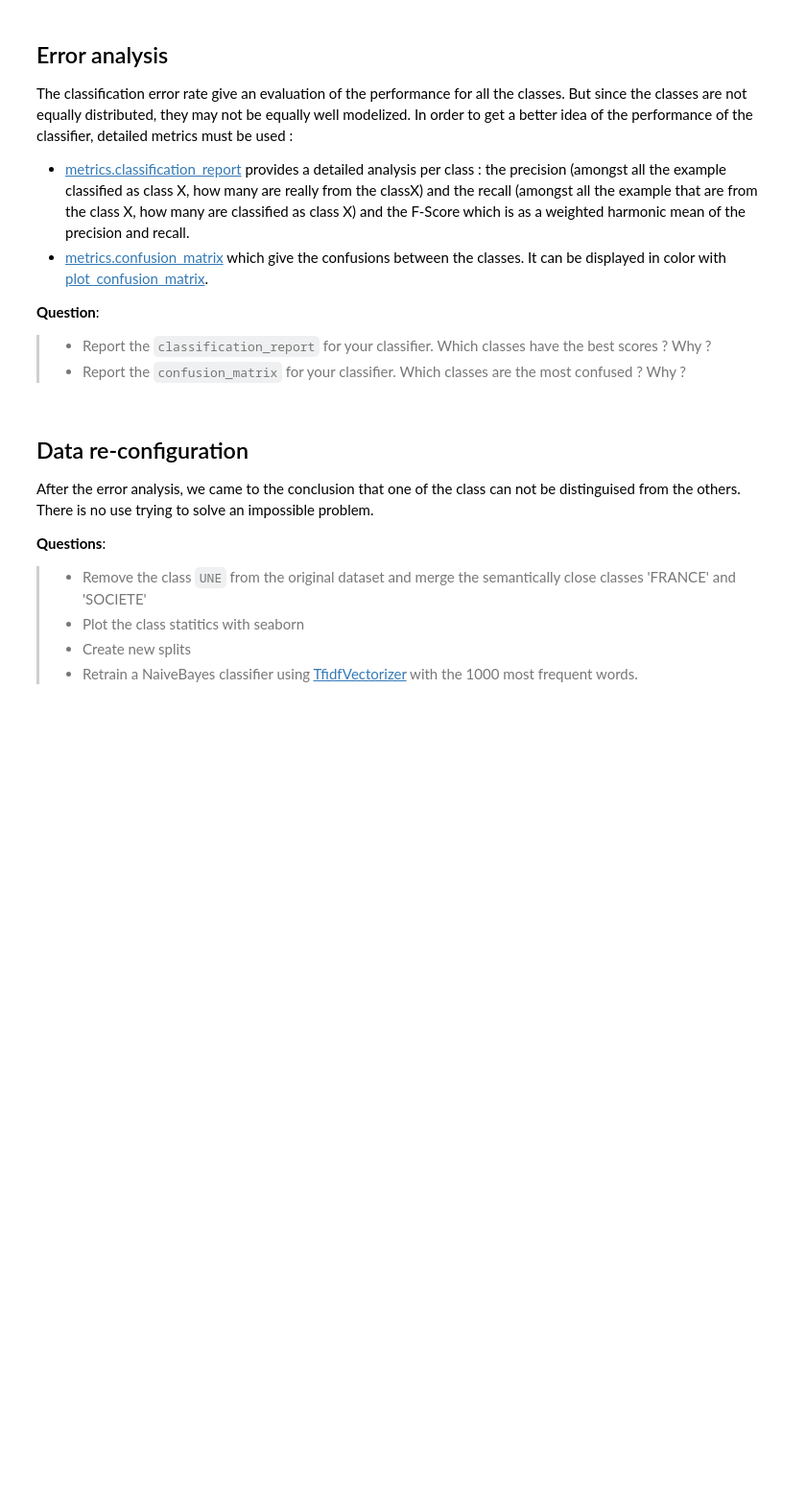
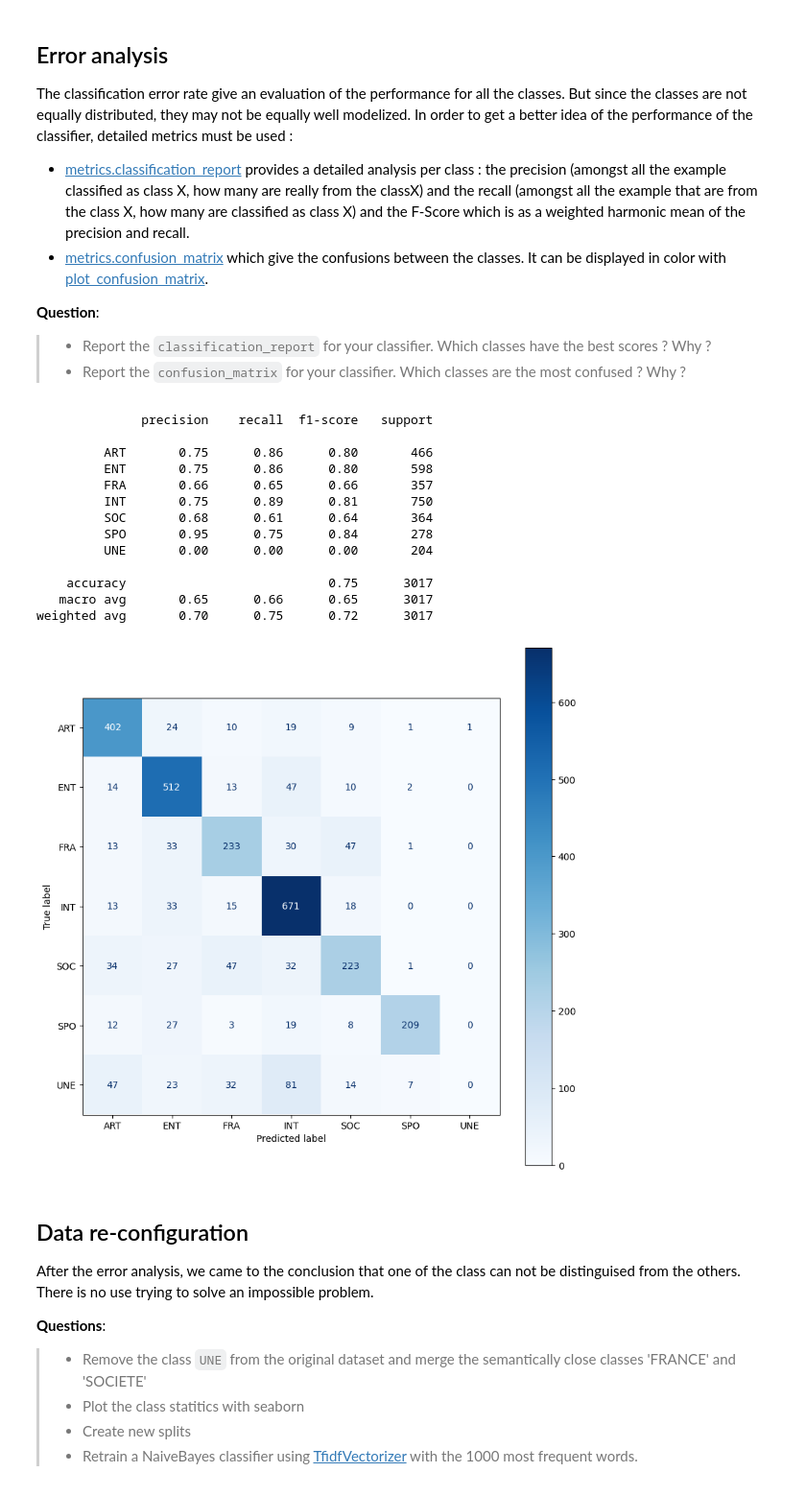
Before and after one commit to gabrielorsatti/nlp-lab-text-classification, a Jupyter notebook: TextClassification_LeMonde.ipynb, the cells around one changed output. Shown at 96% size. Cells and saved outputs as stored; diff of their text form; code cells hidden in the pictures; blank space fills up the shorter version.

```diff
--- a/TextClassification_LeMonde.ipynb
+++ b/TextClassification_LeMonde.ipynb
@@ -101,0 +141,10 @@ from sklearn.naive_bayes import MultinomialNB
+# %%
+from sklearn.naive_bayes import MultinomialNB
+
+# Create and train the MultinomialNB
+nb_classifier = MultinomialNB()
+nb_classifier.fit(X_train_counts, y_train)
+
+# Evaluate
+print(f"Accuracy Train: {nb_classifier.score(X_train_counts, y_train):.4f}")
+print(f"Accuracy Dev: {nb_classifier.score(X_dev_counts, y_dev):.4f}")
@@ -119,0 +169,14 @@ from sklearn.feature_extraction.text import TfidfTransformer
+# %%
+from sklearn.feature_extraction.text import TfidfTransformer
+
+# Application de TF-IDF
+tfidf_transformer = TfidfTransformer()
+X_train_tfidf = tfidf_transformer.fit_transform(X_train_counts)
+X_dev_tfidf = tfidf_transformer.transform(X_dev_counts)
+X_test_tfidf = tfidf_transformer.transform(X_test_counts)
+
+# Ré-entraînement
+nb_tfidf = MultinomialNB()
+nb_tfidf.fit(X_train_tfidf, y_train)
+
+print(f"Accuracy Dev (TF-IDF): {nb_tfidf.score(X_dev_tfidf, y_dev):.4f}")
@@ -136,3 +197,31 @@ from sklearn.metrics import classification_report, ConfusionMatrixDisplay
+# %%
+from sklearn.metrics import classification_report, ConfusionMatrixDisplay
+
+# Prédictions
+y_pred = nb_tfidf.predict(X_test_tfidf)
+
+# Rapport de classification
+print(classification_report(y_test, y_pred))
+
+# Matrice de confusion
+fig, ax = plt.subplots(figsize=(10, 10))
+ConfusionMatrixDisplay.from_estimator(nb_tfidf, X_test_tfidf, y_test, ax=ax, cmap='Blues')
+plt.show()
+# %% [output]
+              precision    recall  f1-score   support
+
+         ART       0.75      0.86      0.80       466
+         ENT       0.75      0.86      0.80       598
+         FRA       0.66      0.65      0.66       357
+         INT       0.75      0.89      0.81       750
+         SOC       0.68      0.61      0.64       364
+         SPO       0.95      0.75      0.84       278
+         UNE       0.00      0.00      0.00       204
+
+    accuracy                           0.75      3017
+   macro avg       0.65      0.66      0.65      3017
+weighted avg       0.70      0.75      0.72      3017
+[figure, added]
 # %% [markdown]
 ## Data re-configuration
 After the error analysis, we came to the conclusion that one of the class can not be distinguised from the others. There is no use trying to solve an impossible problem.
```
Also changed, not shown: parts of 21 cells of this notebook.
